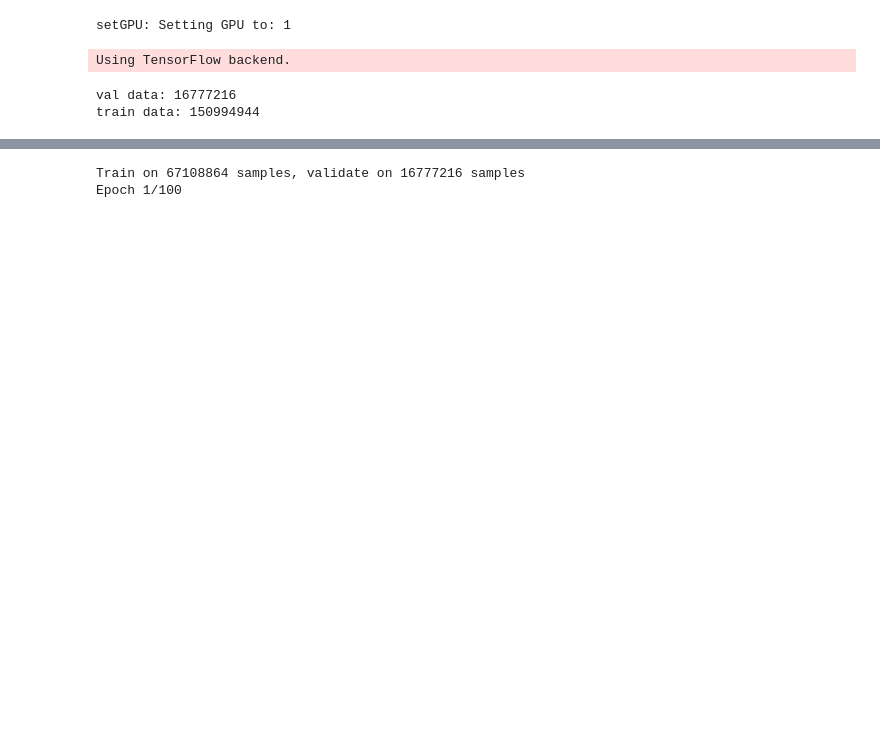
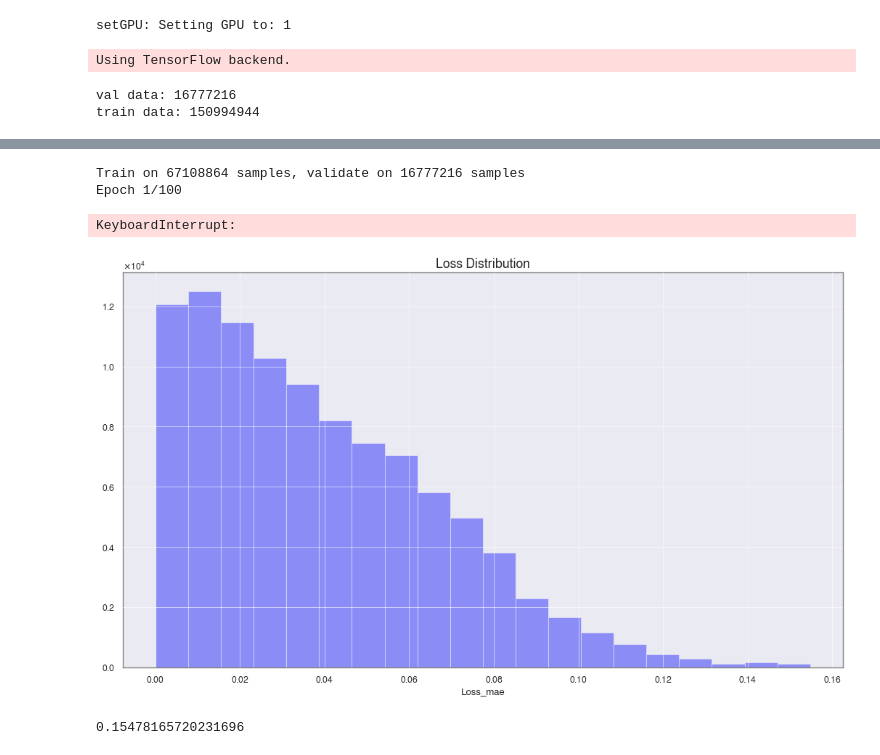
Before and after one commit to eric-moreno/Anomaly-Detection-Autoencoder, a Jupyter notebook: autoencoder.ipynb, the cells around one changed output, grey strips where cells are left out. Drawn from its saved outputs; the diff is of its cells as text; code cells hidden in the pictures; blank space fills up the shorter version.

Commit message:
create train and eval script

```diff
--- a/autoencoder.ipynb
+++ b/autoencoder.ipynb
@@ -137,9 +137,30 @@ _________________________________________________________________
 # %%
 # fit the model to the data
 nb_epochs = 100
-batch_size = 1024
+batch_size = 2048
 history = model.fit(X_train, X_train, epochs=nb_epochs, batch_size=batch_size,
                     validation_split=0.2).history
 # %% [output]
 Train on 67108864 samples, validate on 16777216 samples
 Epoch 1/100
+KeyboardInterrupt:
+# %%
+# plot the loss distribution of the training set
+X_pred = model.predict(X_train)
+X_pred = X_pred.reshape(X_pred.shape[0], X_pred.shape[2])
+X_pred = pd.DataFrame(X_pred)
+#X_pred.index = train.index
+
+scored = pd.DataFrame()
+Xtrain = X_train.reshape(X_train.shape[0], X_train.shape[2])
+scored['Loss_mae'] = np.mean(np.abs(X_pred-Xtrain), axis = 1)
+plt.figure(figsize=(16,9), dpi=80)
+plt.title('Loss Distribution', fontsize=16)
+sns.distplot(scored['Loss_mae'], bins = 20, kde= True, color = 'blue');
+plt.show()
+# %% [output]
+[figure, added]
+# %%
+scored.max()[0]
+# %% [output]
+0.15478165720231696
```
Also changed, not shown: parts of 4 cells of this notebook, 3 other files.
